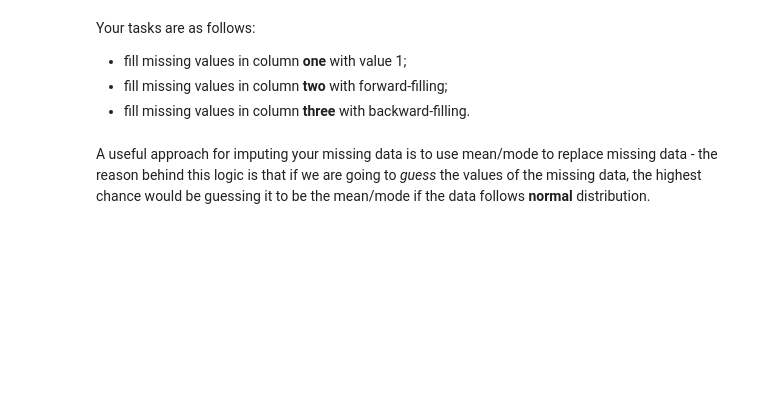
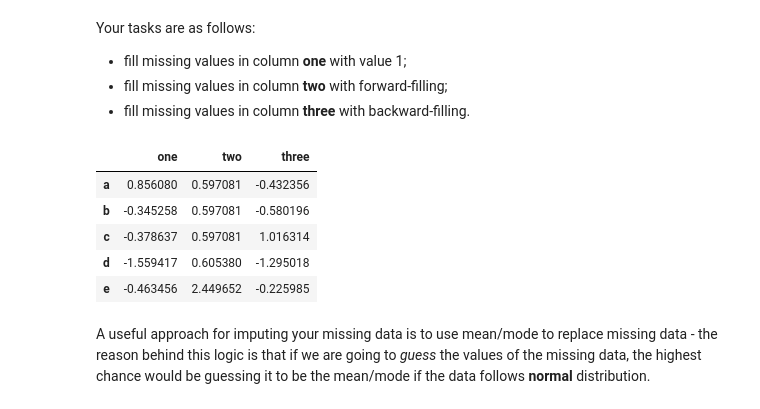
Before and after one commit to fairfield-university-ba545/week-3-bridgetweill, a Jupyter notebook: L4-Data-Preprocessing.ipynb, the cells around one changed output. Cells and saved outputs as stored; diff of their text form; code cells hidden in the pictures; blank space fills up the shorter version.

```diff
--- a/L4-Data-Preprocessing.ipynb
+++ b/L4-Data-Preprocessing.ipynb
@@ -163,3 +272,26 @@ Your tasks are as follows:
+# %%
+#### insert your code here
+
+# 1. Fill missing values in column one with value 1
+
+rand_df['one'].fillna(1, inplace=True)
+
+# 2. Fill missing values in column two with forward-filling
+
+rand_df['two'].fillna(method='ffill', inplace=True)
+
+# 3. Fill missing values in column three with backward-filling
+
+rand_df['three'].fillna(method='bfill', inplace=True)
+
+rand_df
+# %% [output]
+|  | one | two | three |
+| a | 0.856080 | 0.597081 | -0.432356 |
+| b | -0.345258 | 0.597081 | -0.580196 |
+| c | -0.378637 | 0.597081 | 1.016314 |
+| d | -1.559417 | 0.605380 | -1.295018 |
+| e | -0.463456 | 2.449652 | -0.225985 |
 # %% [markdown]
 A useful approach for imputing your missing data is to use mean/mode to replace missing data - the reason behind this logic is that if we are going to *guess* the values of the missing data, the highest chance would be guessing it to be the mean/mode if the data follows **normal** distribution.
 # %%
```
Also changed, not shown: parts of 29 cells of this notebook, 1 other file.
